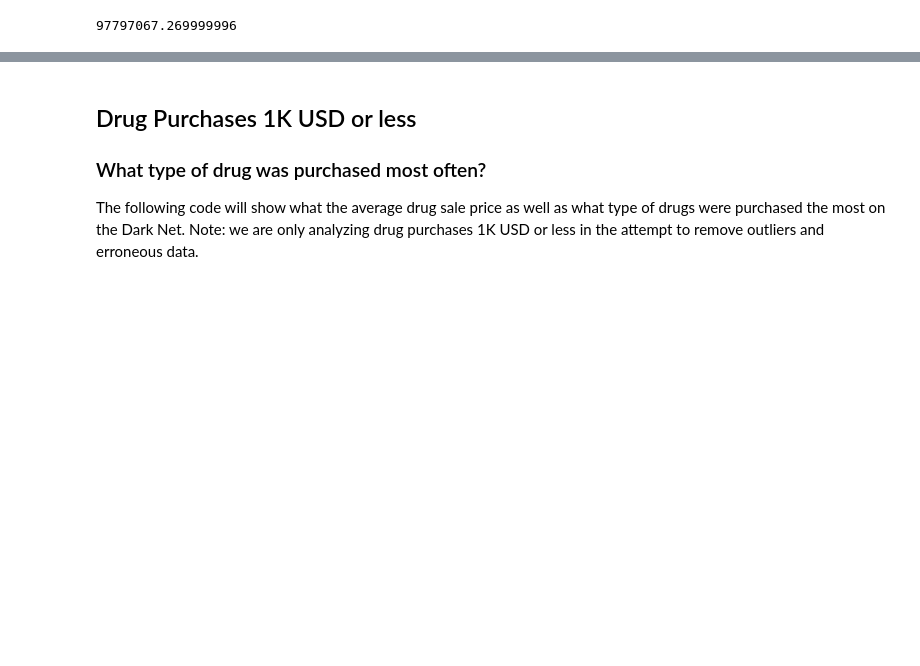
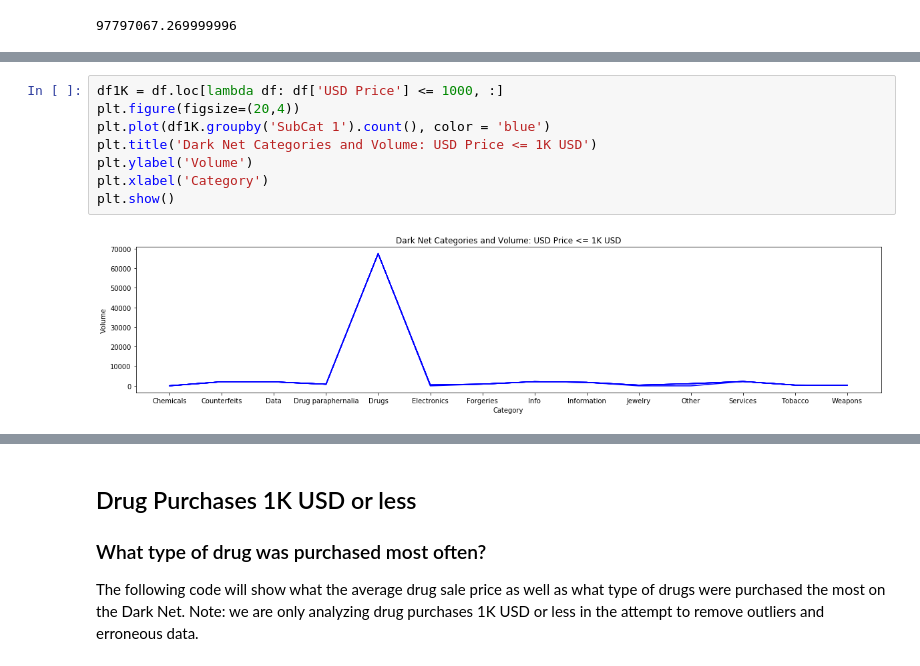
Before and after one commit to ccraig88/Dark-Net, a Jupyter notebook: Dark Net.ipynb, the cells around one changed output, grey strips where cells are left out. Cells and saved outputs as stored; diff of their text form; blank space fills up the shorter version.

```diff
--- a/Dark Net.ipynb
+++ b/Dark Net.ipynb
@@ -62,0 +72,10 @@ Findings: Drugs are the most purchased item on the Dark Net. In fact, looking at
+# %%
+df1K = df.loc[lambda df: df['USD Price'] <= 1000, :]
+plt.figure(figsize=(20,4))
+plt.plot(df1K.groupby('SubCat 1').count(), color = 'blue')
+plt.title('Dark Net Categories and Volume: USD Price <= 1K USD')
+plt.ylabel('Volume')
+plt.xlabel('Category')
+plt.show()
+# %% [output]
+[figure, added]
```
Also changed, not shown: parts of 14 cells of this notebook.
